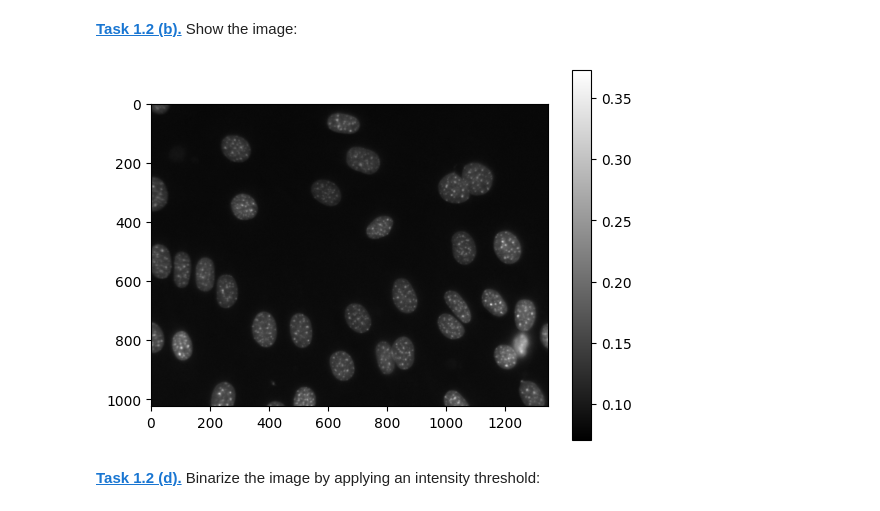
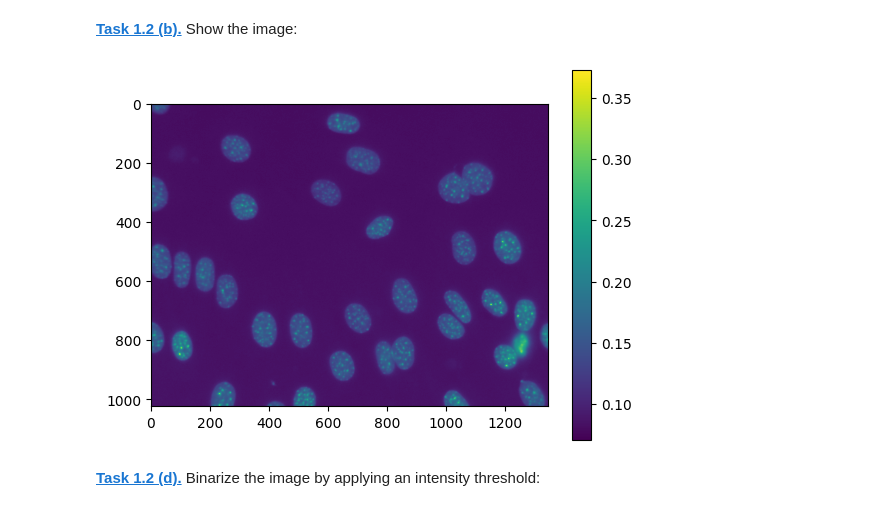
Before and after one commit to sedanep/mobifs5-python, a Jupyter notebook: segm_threshold.ipynb, the cells around one changed output. Cells and saved outputs as stored; diff of their text form; code cells hidden in the pictures.

```diff
--- a/segm_threshold.ipynb
+++ b/segm_threshold.ipynb
@@ -12,10 +12,9 @@ image = plt.imread('data/NIH3T3/im/dna-0.png')
 # %%
 
 plt.figure()
-plt.imshow(image, cmap='gray')
+plt.imshow(image)
 plt.colorbar()
-plt.show()
 # %% [output]
-[figure, old version]
+[figure, new version]
 # %% [markdown]
 **[Task 1.2 (d).]()** Binarize the image by applying an intensity threshold:
```
Also changed, not shown: parts of 4 cells of this notebook, 1 other file.
